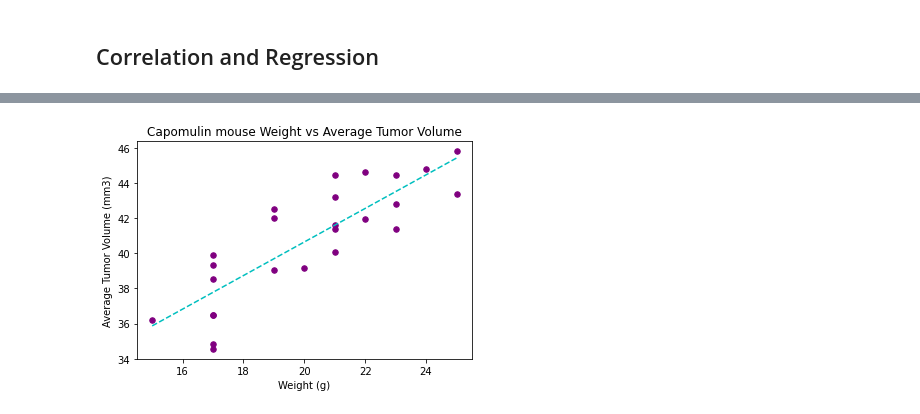
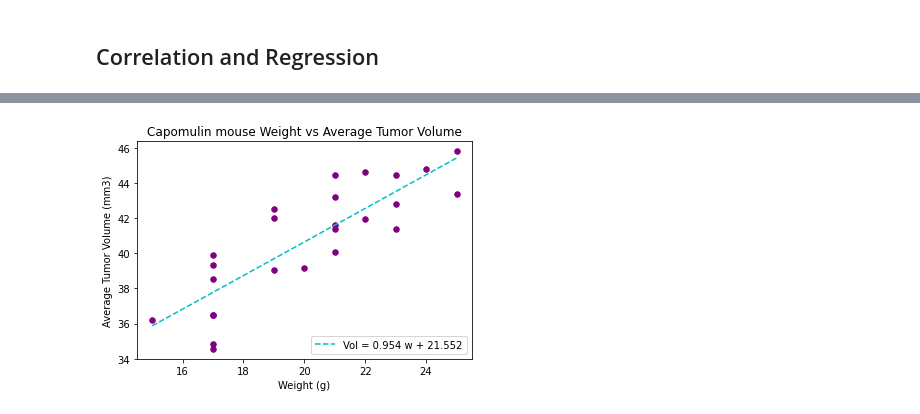
Before and after one commit to zachaa/matplotlib-challenge, a Jupyter notebook: Pymaceuticals/pymaceuticals.ipynb, the cells around one changed output, grey strips where cells are left out. Drawn from its saved outputs; the diff is of its cells as text; code cells hidden in the pictures.

```diff
--- a/Pymaceuticals/pymaceuticals.ipynb
+++ b/Pymaceuticals/pymaceuticals.ipynb
@@ -309,13 +336,17 @@ Linear Regression equation: y = 0.954 x + 21.552
 # %%
 # use capomulin_mice_average_weight data again, but with matplotlib to add Linear Regression equation
 mouse_scatter_fig, mouse_scatter_ax = plt.subplots()
 mouse_scatter_ax.scatter(x=capomulin_mice_average_weight["Weight (g)"],
-                         y=capomulin_mice_average_weight["Average Tumor Volume (mm3)"], color='purple', s=30)
+                         y=capomulin_mice_average_weight["Average Tumor Volume (mm3)"],
+                         color='purple', s=30)
 mouse_scatter_ax.set(title="Capomulin mouse Weight vs Average Tumor Volume",
                      xlabel="Weight (g)",
                      ylabel="Average Tumor Volume (mm3)")
 ls = np.linspace(capomulin_mice_average_weight["Weight (g)"].min(), capomulin_mice_average_weight["Weight (g)"].max(), 50)
-mouse_scatter_ax.plot(ls, (linear_regression.slope * ls) + linear_regression.intercept, '--c')
+mouse_scatter_ax.plot(ls, (linear_regression.slope * ls) + linear_regression.intercept,
+                      '--c',
+                      label=f"Vol = {linear_regression.slope:.3f} w + {linear_regression.intercept:.3f}")
+mouse_scatter_ax.legend(loc="lower right")
 plt.show()
 # %% [output]
-[figure, old version]
+[figure, new version]
```
Also changed, not shown: parts of 10 cells of this notebook.
